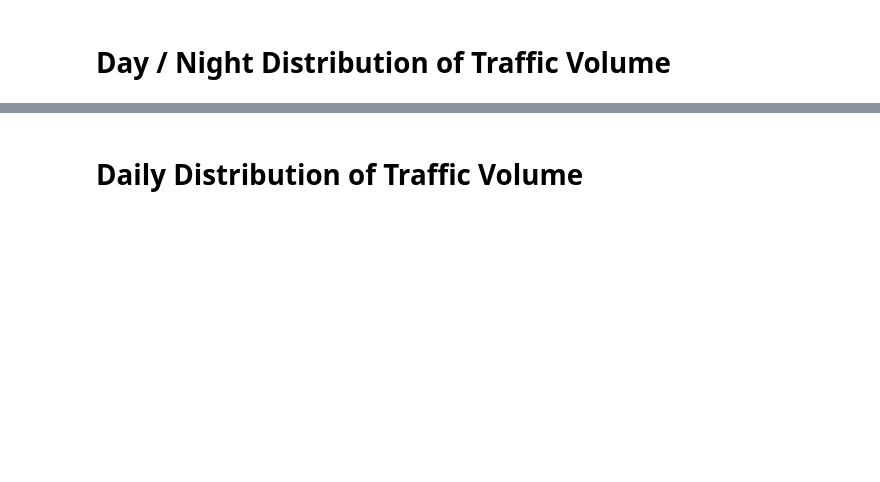
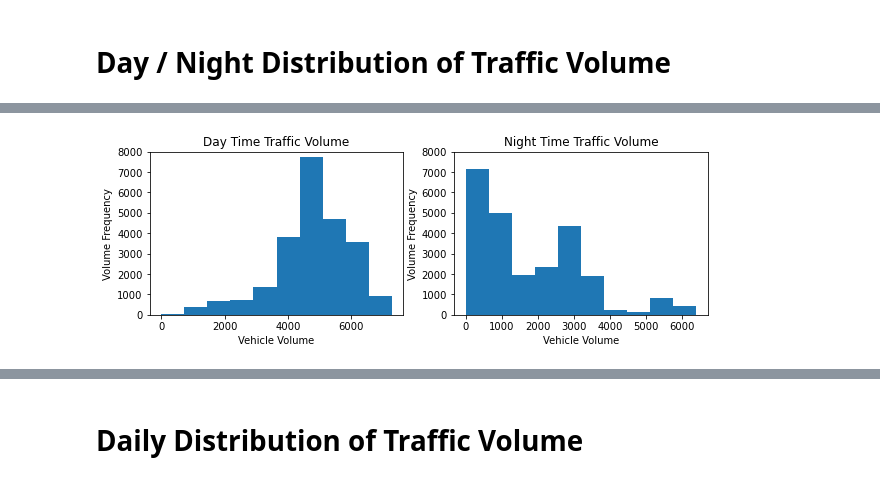
Before and after one commit to jholidayscott/correlation_analysis_traffic_volumes, a Jupyter notebook: gp4_i94_traffic.ipynb, the cells around one changed output, grey strips where cells are left out. Drawn from its saved outputs; the diff is of its cells as text; code cells hidden in the pictures; blank space fills up the shorter version.

Commit message:
Month / Year / Day / Hour Distribution Analysis

```diff
--- a/gp4_i94_traffic.ipynb
+++ b/gp4_i94_traffic.ipynb
@@ -83,0 +121,3 @@ traffic.tail()
+# %%
+#Convert to datetime
+traffic['date_time'] = pd.to_datetime(traffic['date_time'])
@@ -83,0 +138,8 @@ traffic.tail()
+# %%
+# Day = 07:00 < t <= 19:00
+# Night = 19:00 < t <= 07.00
+
+day_slice = traffic.copy()[(traffic['date_time'].dt.hour >= 7) & (traffic['date_time'].dt.hour < 19)]
+night_slice = traffic.copy()[(traffic['date_time'].dt.hour >= 19) | (traffic['date_time'].dt.hour < 7)]
+print(day_slice['traffic_volume'].describe())
+print(night_slice['traffic_volume'].describe())
@@ -83,0 +165,20 @@ traffic.tail()
+# %%
+plt.figure(figsize=(10,3)) # Make the plots a bit wider
+
+plt.subplot(1, 2, 1)
+plt.hist(day_slice['traffic_volume'])
+plt.xlabel('Vehicle Volume')
+plt.ylabel('Volume Frequency')
+plt.title('Day Time Traffic Volume')
+plt.ylim([0, 8000]) # Set the same in both plots to make comparison easier
+
+plt.subplot(1, 2, 2)
+plt.hist(night_slice['traffic_volume'])
+plt.xlabel('Vehicle Volume')
+plt.ylabel('Volume Frequency')
+plt.title('Night Time Traffic Volume')
+plt.ylim([0, 8000])
+
+plt.show()
+# %% [output]
+[figure, added]
```
Also changed, not shown: parts of 23 cells of this notebook.
